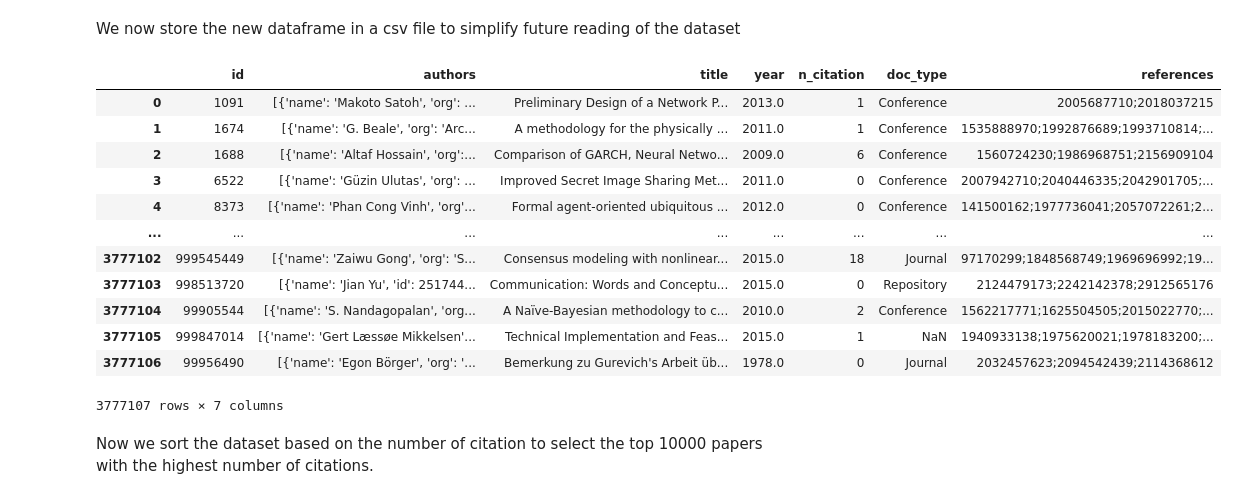
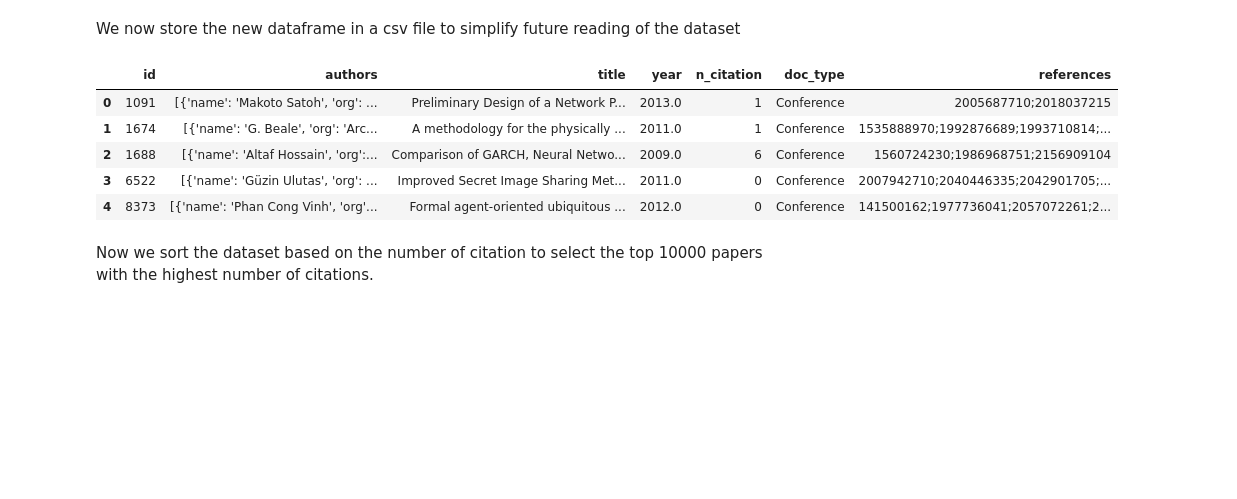
Before and after one commit to Marioiacobelli/ADM-HW5, a Jupyter notebook: hw5.ipynb, the cells around one changed output. Saved outputs shown, nothing was run; the diff lists cells and outputs as text; code cells hidden in the pictures; blank space fills up the shorter version.

```diff
--- a/hw5.ipynb
+++ b/hw5.ipynb
@@ -151,21 +151,14 @@ warnings.filterwarnings("ignore")
 #Read the CSV file into a DataFrame
 df = pd.read_csv('df_csv.csv')
 # %%
-df
+df.head()
 # %% [output]
 |  | id | authors | title | year | n_citation | doc_type | references |
 | 0 | 1091 | [{'name': 'Makoto Satoh', 'org': ... | Preliminary Design of a Network P... | 2013.0 | 1 | Conference | 2005687710;2018037215 |
 | 1 | 1674 | [{'name': 'G. Beale', 'org': 'Arc... | A methodology for the physically ... | 2011.0 | 1 | Conference | 1535888970;1992876689;1993710814;... |
 | 2 | 1688 | [{'name': 'Altaf Hossain', 'org':... | Comparison of GARCH, Neural Netwo... | 2009.0 | 6 | Conference | 1560724230;1986968751;2156909104 |
 | 3 | 6522 | [{'name': 'Güzin Ulutas', 'org': ... | Improved Secret Image Sharing Met... | 2011.0 | 0 | Conference | 2007942710;2040446335;2042901705;... |
 | 4 | 8373 | [{'name': 'Phan Cong Vinh', 'org'... | Formal agent-oriented ubiquitous ... | 2012.0 | 0 | Conference | 141500162;1977736041;2057072261;2... |
-| ... | ... | ... | ... | ... | ... | ... | ... |
-| 3777102 | 999545449 | [{'name': 'Zaiwu Gong', 'org': 'S... | Consensus modeling with nonlinear... | 2015.0 | 18 | Journal | 97170299;1848568749;1969696992;19... |
-| 3777103 | 998513720 | [{'name': 'Jian Yu', 'id': 251744... | Communication: Words and Conceptu... | 2015.0 | 0 | Repository | 2124479173;2242142378;2912565176 |
-| 3777104 | 99905544 | [{'name': 'S. Nandagopalan', 'org... | A Naïve-Bayesian methodology to c... | 2010.0 | 2 | Conference | 1562217771;1625504505;2015022770;... |
-| 3777105 | 999847014 | [{'name': 'Gert Læssøe Mikkelsen'... | Technical Implementation and Feas... | 2015.0 | 1 | NaN | 1940933138;1975620021;1978183200;... |
-| 3777106 | 99956490 | [{'name': 'Egon Börger', 'org': '... | Bemerkung zu Gurevich's Arbeit üb... | 1978.0 | 0 | Journal | 2032457623;2094542439;2114368612 |
-3777107 rows × 7 columns
 # %% [markdown]
 Now we sort the dataset based on the number of citation to select the top 10000 papers with the highest number of citations.
 # %%
```
Also changed, not shown: parts of 24 cells of this notebook.
